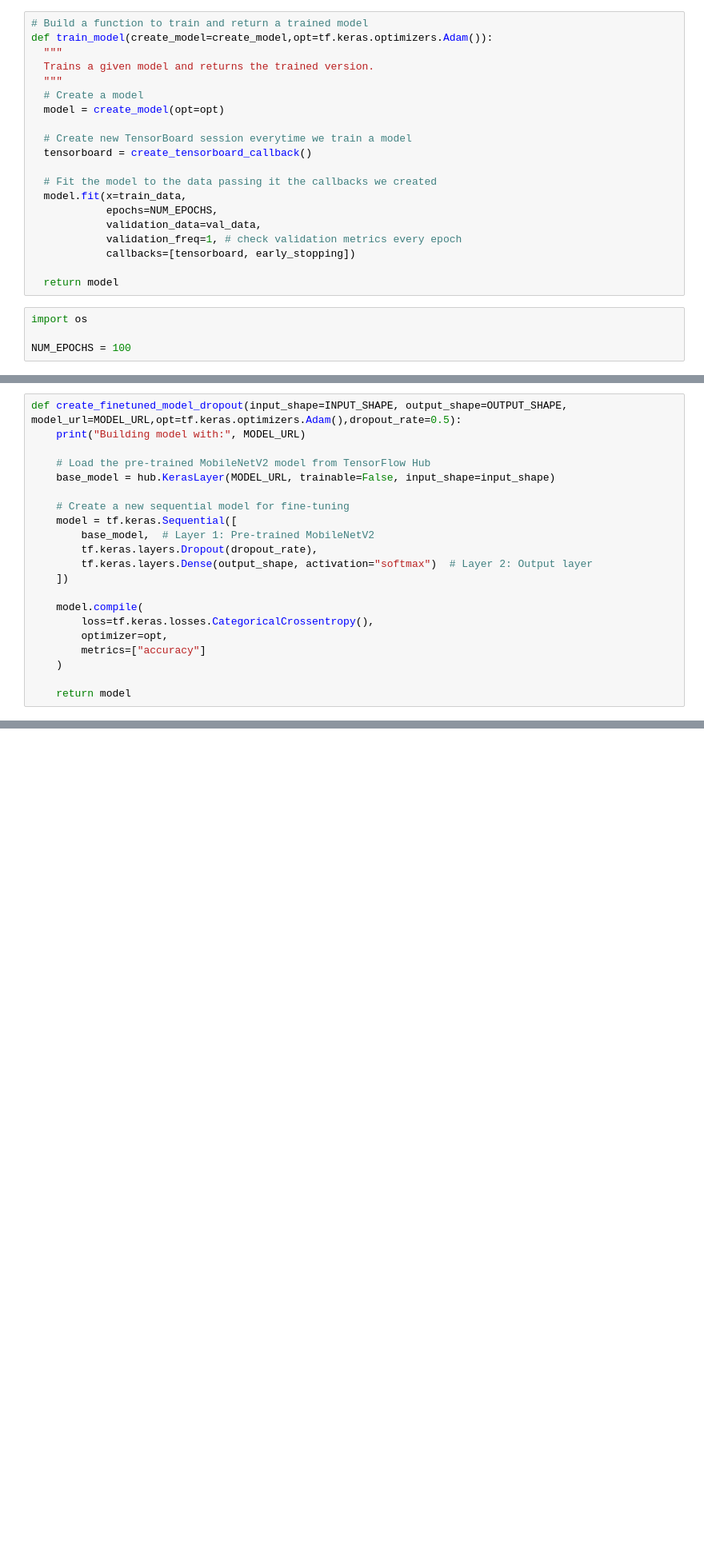
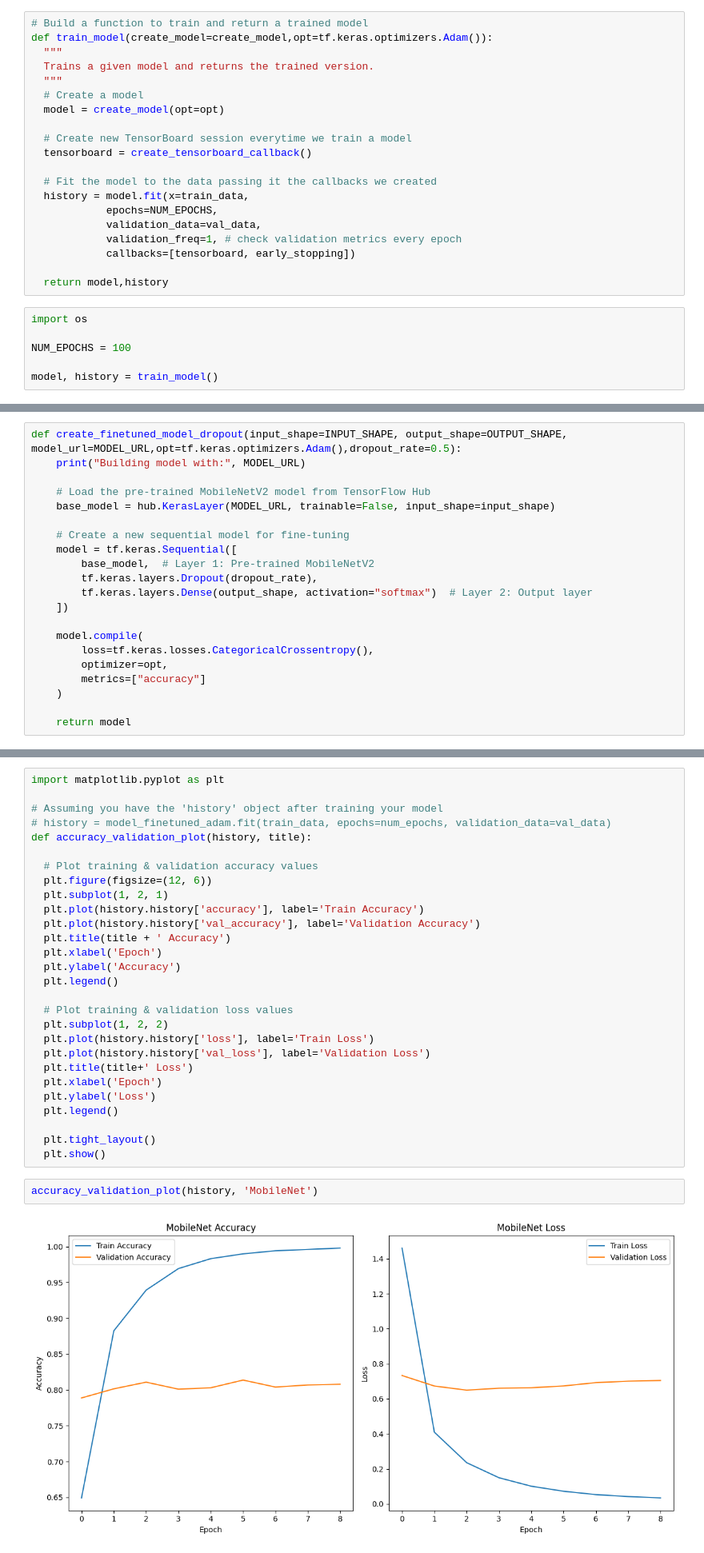
Before and after one commit to 1DoraGON/dogs_breed_identifier, a Jupyter notebook: Dog_Breed_Identifier.ipynb, the cells around one changed output, grey strips where cells are left out. Shown at 80% size. Drawn from its saved outputs; the diff is of its cells as text; blank space fills up the shorter version.

Commit message:
plotting validation and loss

```diff
--- a/Dog_Breed_Identifier.ipynb
+++ b/Dog_Breed_Identifier.ipynb
@@ -477,14 +479,16 @@ def train_model(create_model=create_model,opt=tf.keras.optimizers.Adam()):
   tensorboard = create_tensorboard_callback()
 
   # Fit the model to the data passing it the callbacks we created
-  model.fit(x=train_data,
+  history = model.fit(x=train_data,
             epochs=NUM_EPOCHS,
             validation_data=val_data,
             validation_freq=1, # check validation metrics every epoch
             callbacks=[tensorboard, early_stopping])
 
-  return model
+  return model,history
 # %%
 import os
 
 NUM_EPOCHS = 100
+
+model, history = train_model()
@@ -780,0 +783,32 @@ F1-score: 0.7929848980203895
+# %%
+import matplotlib.pyplot as plt
+
+# Assuming you have the 'history' object after training your model
+# history = model_finetuned_adam.fit(train_data, epochs=num_epochs, validation_data=val_data)
+def accuracy_validation_plot(history, title):
+
+  # Plot training & validation accuracy values
+  plt.figure(figsize=(12, 6))
+  plt.subplot(1, 2, 1)
+  plt.plot(history.history['accuracy'], label='Train Accuracy')
+  plt.plot(history.history['val_accuracy'], label='Validation Accuracy')
+  plt.title(title + ' Accuracy')
+  plt.xlabel('Epoch')
+  plt.ylabel('Accuracy')
+  plt.legend()
+
+  # Plot training & validation loss values
+  plt.subplot(1, 2, 2)
+  plt.plot(history.history['loss'], label='Train Loss')
+  plt.plot(history.history['val_loss'], label='Validation Loss')
+  plt.title(title+' Loss')
+  plt.xlabel('Epoch')
+  plt.ylabel('Loss')
+  plt.legend()
+
+  plt.tight_layout()
+  plt.show()
+# %%
+accuracy_validation_plot(history, 'MobileNet')
+# %% [output]
+[figure, added]
```
Also changed, not shown: parts of 24 cells of this notebook.
